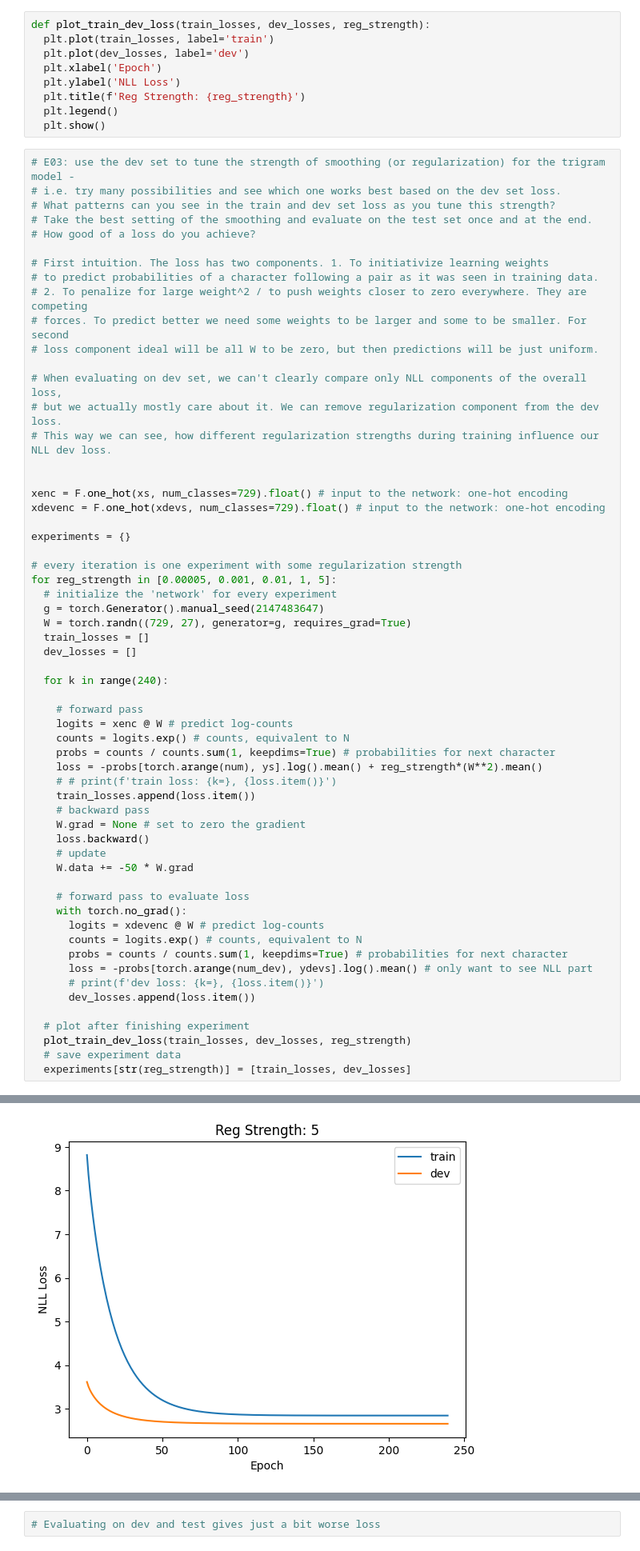
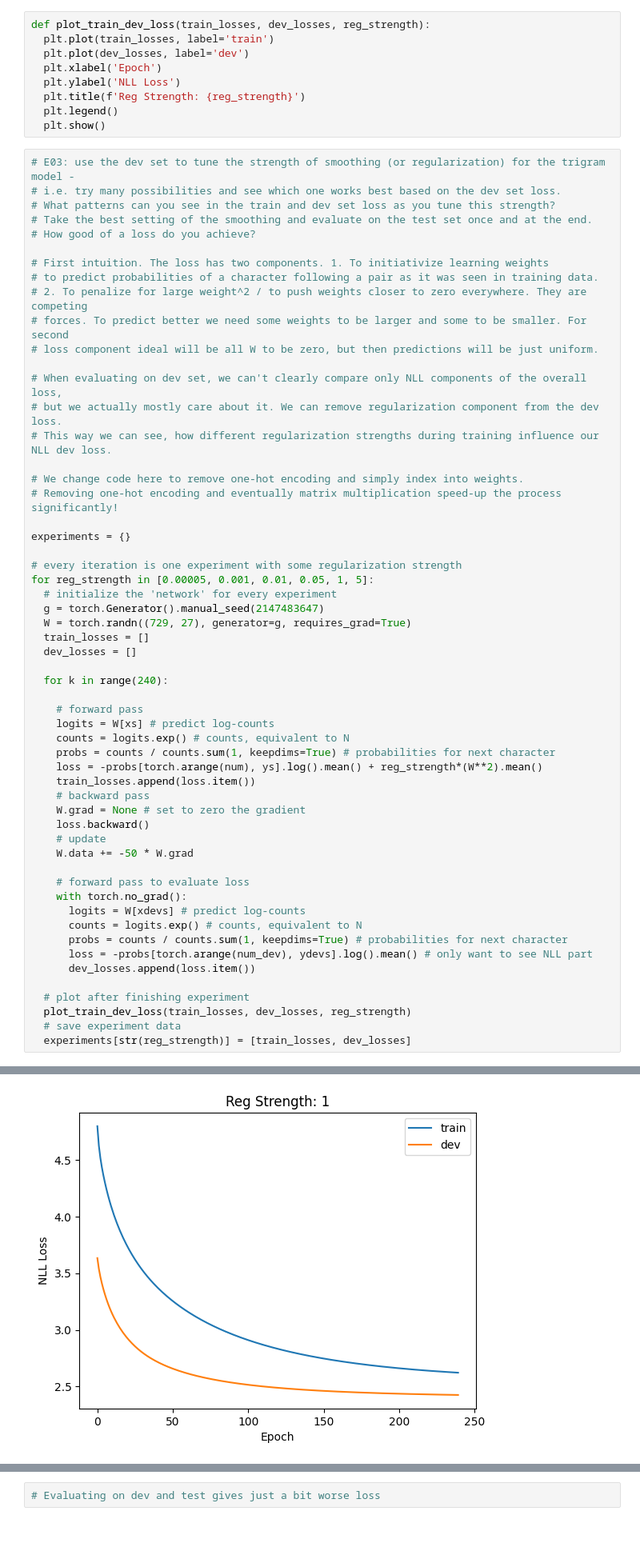
Before and after one commit to ademyanchuk/makemore, a Jupyter notebook: makemore_part1_trigrams.ipynb, the cells around one changed output, grey strips where cells are left out. Shown at 80% size. Cells and saved outputs as stored; diff of their text form.

```diff
--- a/makemore_part1_trigrams.ipynb
+++ b/makemore_part1_trigrams.ipynb
@@ -538,14 +547,13 @@ def plot_train_dev_loss(train_losses, dev_losses, reg_strength):
 # but we actually mostly care about it. We can remove regularization component from the dev loss.
 # This way we can see, how different regularization strengths during training influence our NLL dev loss.
 
-
-xenc = F.one_hot(xs, num_classes=729).float() # input to the network: one-hot encoding
-xdevenc = F.one_hot(xdevs, num_classes=729).float() # input to the network: one-hot encoding
+# We change code here to remove one-hot encoding and simply index into weights.
+# Removing one-hot encoding and eventually matrix multiplication speed-up the process significantly!
 
 experiments = {}
 
 # every iteration is one experiment with some regularization strength
-for reg_strength in [0.00005, 0.001, 0.01, 1, 5]:
+for reg_strength in [0.00005, 0.001, 0.01, 0.05, 1, 5]:
   # initialize the 'network' for every experiment
   g = torch.Generator().manual_seed(2147483647)
   W = torch.randn((729, 27), generator=g, requires_grad=True)
@@ -555,11 +563,10 @@ for reg_strength in [0.00005, 0.001, 0.01, 1, 5]:
   for k in range(240):
 
     # forward pass
-    logits = xenc @ W # predict log-counts
+    logits = W[xs] # predict log-counts
     counts = logits.exp() # counts, equivalent to N
     probs = counts / counts.sum(1, keepdims=True) # probabilities for next character
     loss = -probs[torch.arange(num), ys].log().mean() + reg_strength*(W**2).mean()
-    # # print(f'train loss: {k=}, {loss.item()}')
     train_losses.append(loss.item())
     # backward pass
     W.grad = None # set to zero the gradient
@@ -569,11 +576,10 @@ for reg_strength in [0.00005, 0.001, 0.01, 1, 5]:
 
     # forward pass to evaluate loss
     with torch.no_grad():
-      logits = xdevenc @ W # predict log-counts
+      logits = W[xdevs] # predict log-counts
       counts = logits.exp() # counts, equivalent to N
       probs = counts / counts.sum(1, keepdims=True) # probabilities for next character
       loss = -probs[torch.arange(num_dev), ydevs].log().mean() # only want to see NLL part
-      # print(f'dev loss: {k=}, {loss.item()}')
       dev_losses.append(loss.item())
 
   # plot after finishing experiment
@@ -588 +594 @@ for reg_strength in [0.00005, 0.001, 0.01, 1, 5]:
-[figure, old version]
+[figure, new version]
```
Also changed, not shown: parts of 19 cells of this notebook.
